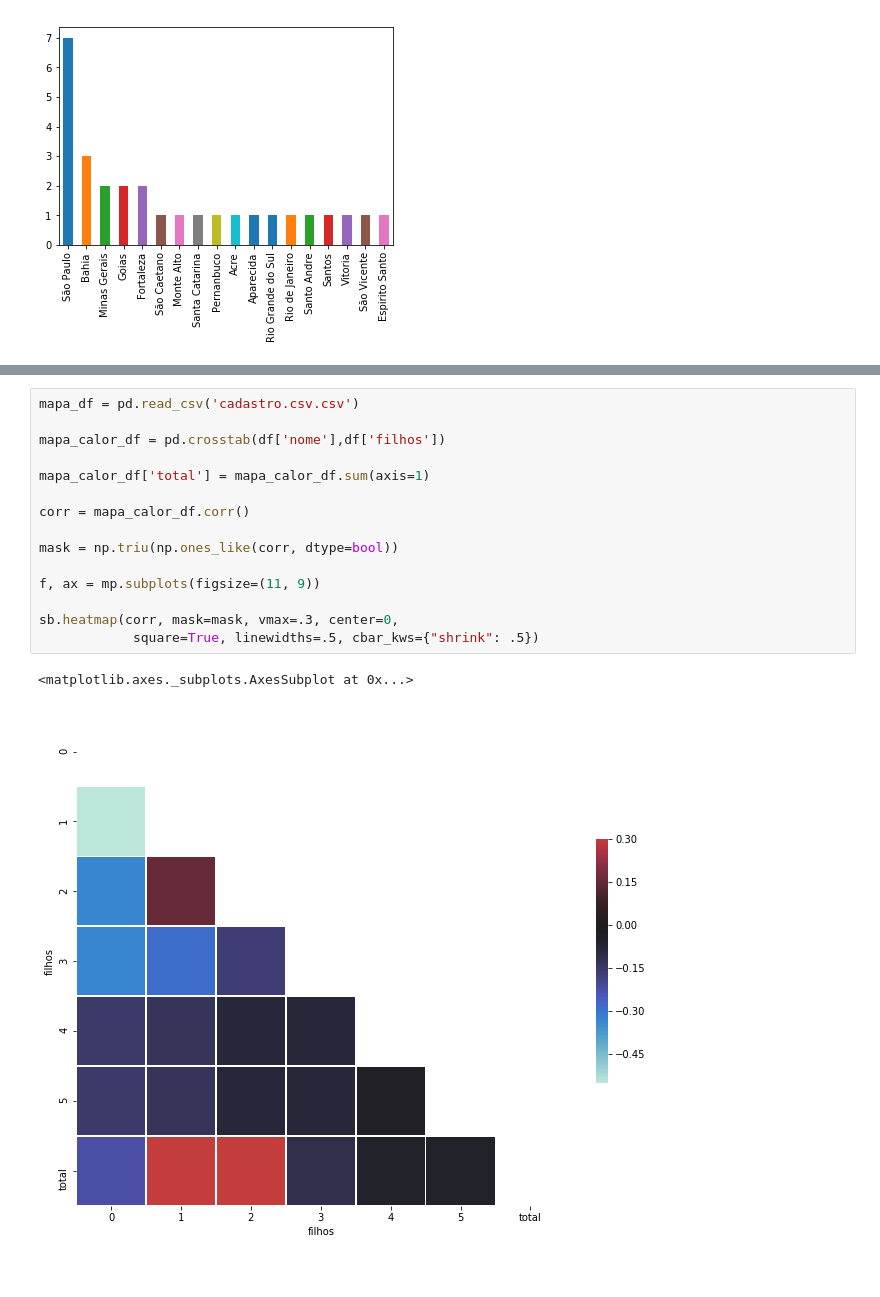
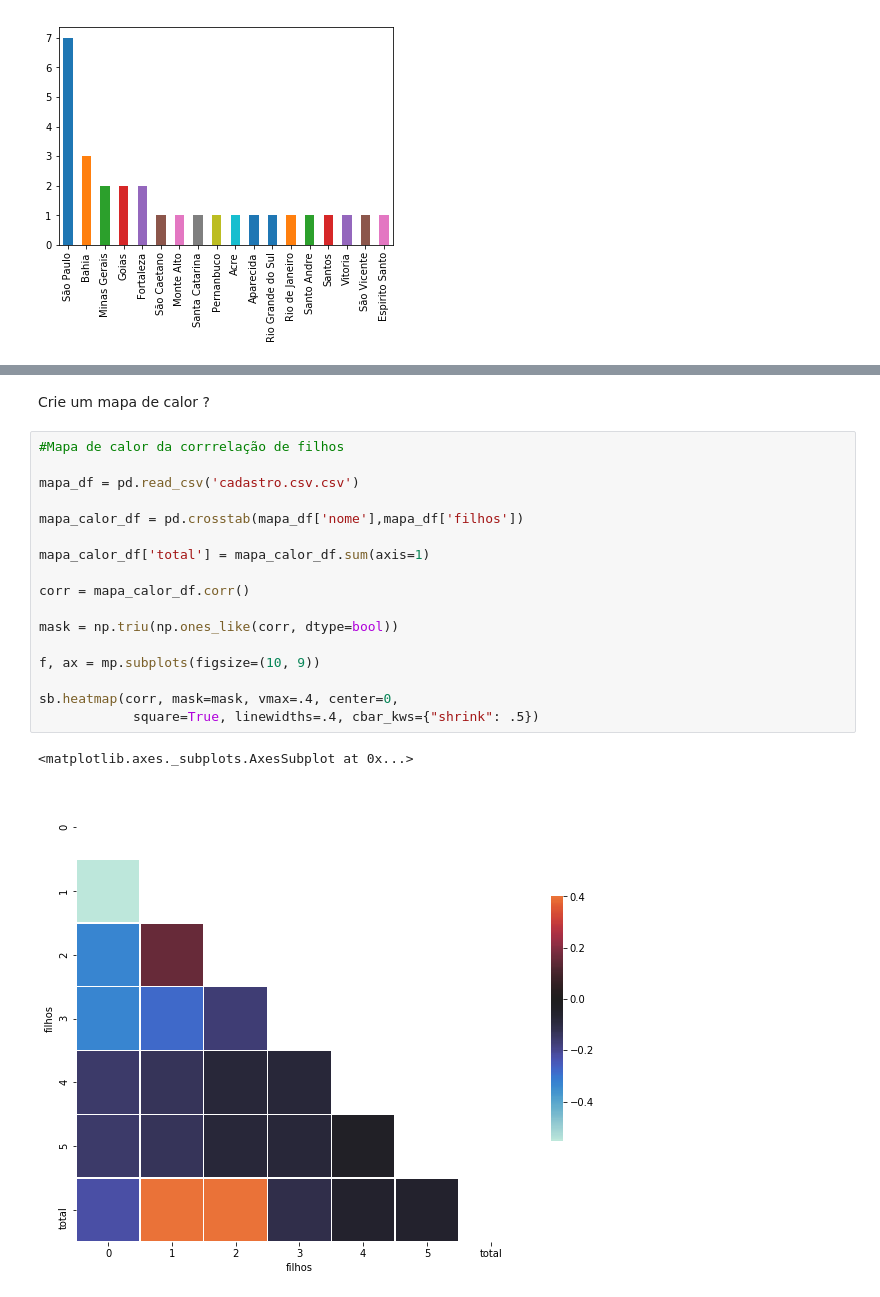
Before and after one commit to LeonardoEdnei/Exercicio_final, a Jupyter notebook: Exercicio final correto.ipynb, the cells around one changed output, grey strips where cells are left out. Saved outputs shown, nothing was run; the diff lists cells and outputs as text.

```diff
--- a/Exercicio final correto.ipynb
+++ b/Exercicio final correto.ipynb
@@ -210,21 +210,25 @@ cadastro_df.corr()
 | quanta_vezes_na_semana_pratica_es... | 0.129391 | -0.031397 | -0.172890 | 1.000000 | NaN | -0.129391 |
 | ano_atual | NaN | NaN | NaN | NaN | NaN | NaN |
 | idade | -1.000000 | 0.257518 | 0.389758 | -0.129391 | NaN | 1.000000 |
+# %% [markdown]
+Crie um mapa de calor ?
 # %%
+#Mapa de calor da corrrelação de filhos
+
 mapa_df = pd.read_csv('cadastro.csv.csv')
 
-mapa_calor_df = pd.crosstab(df['nome'],df['filhos'])
+mapa_calor_df = pd.crosstab(mapa_df['nome'],mapa_df['filhos'])
 
 mapa_calor_df['total'] = mapa_calor_df.sum(axis=1)
 
 corr = mapa_calor_df.corr()
 
 mask = np.triu(np.ones_like(corr, dtype=bool))
 
-f, ax = mp.subplots(figsize=(11, 9))
+f, ax = mp.subplots(figsize=(10, 9))
 
-sb.heatmap(corr, mask=mask, vmax=.3, center=0,
-            square=True, linewidths=.5, cbar_kws={"shrink": .5})
+sb.heatmap(corr, mask=mask, vmax=.4, center=0,
+            square=True, linewidths=.4, cbar_kws={"shrink": .5})
 # %% [output]
 <matplotlib.axes._subplots.AxesSubplot at 0x...>
-[figure, old version]
+[figure, new version]
```
